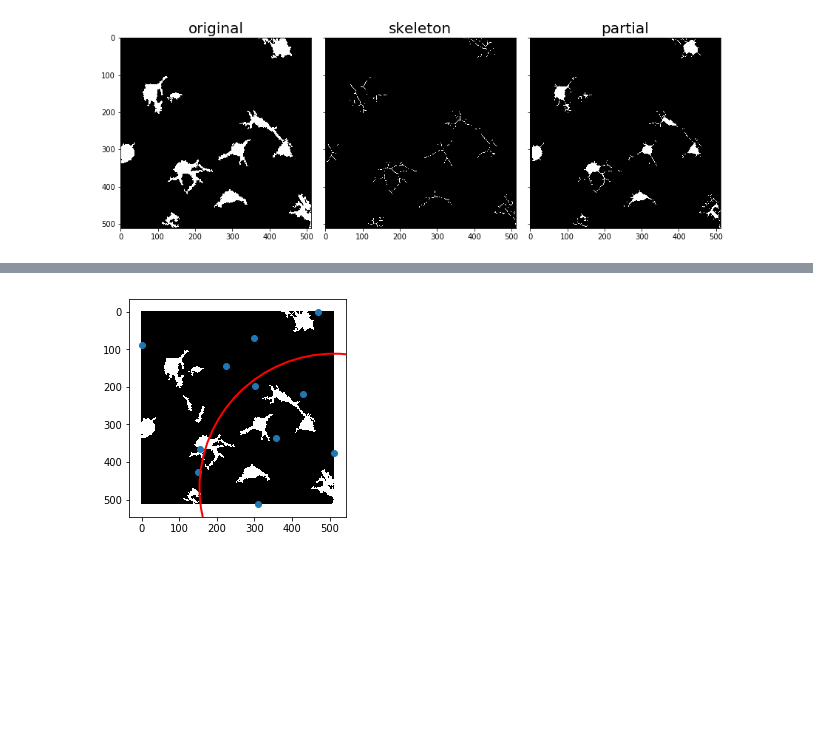
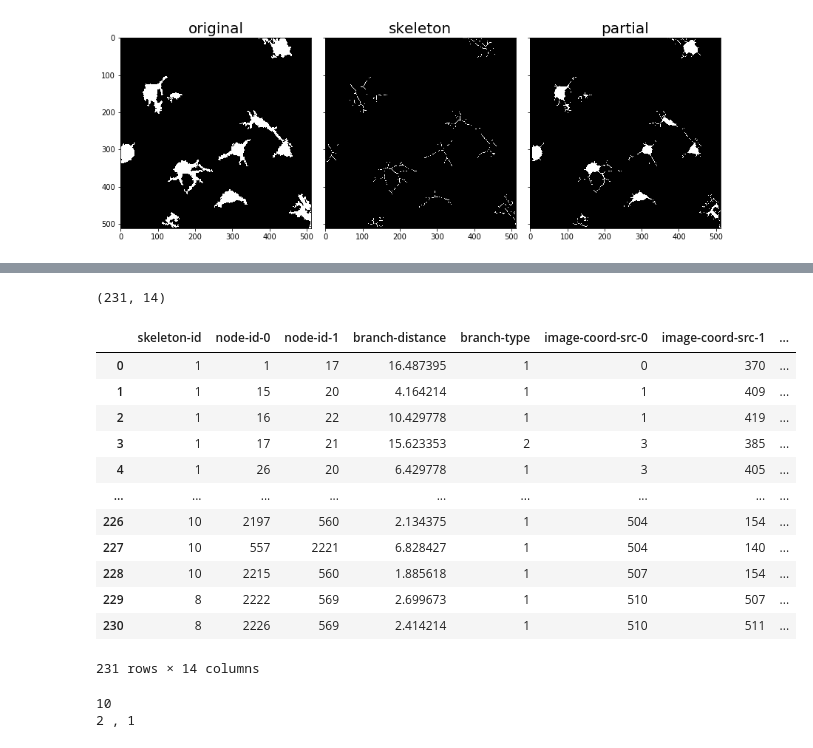
Before and after one commit to mimc7580/image_analysis, a Jupyter notebook: PNN_Feature_Extraction.ipynb, the cells around one changed output, grey strips where cells are left out. Saved outputs shown, nothing was run; the diff lists cells and outputs as text; code cells hidden in the pictures; blank space fills up the shorter version.

```diff
--- a/PNN_Feature_Extraction.ipynb
+++ b/PNN_Feature_Extraction.ipynb
@@ -175,10 +219,0 @@ print(blobs)
-# %%
-fig, axes = plt.subplots(ncols=1, figsize=(4, 4))
-ax[0] = plt.subplot(1, 1, 1)
-ax[0].imshow(PNN_clean, cmap=plt.cm.gray)
-ax[0].scatter(blobs[:,0],512-blobs[:,1])
-c = plt.Circle((blobs[0,0],blobs[1,0]),blobs[3,0], linewidth=2, color='r', fill=False)
-ax[0].add_patch(c)
-plt.show()
-# %% [output]
-[figure, removed]
@@ -186,0 +220,28 @@ blobs[:,2] = blobs[:,2]*sqrt(2)
+# %%
+from skan import csr
+from skan import summarize
+
+branch_data = csr.summarise(skeleton)
+print(branch_data.shape)
+branch_data
+# %% [output]
+(231, 14)
+|  | skeleton-id | node-id-0 | node-id-1 | branch-distance | branch-type | image-coord-src-0 | image-coord-src-1 | ... |
+| 0 | 1 | 1 | 17 | 16.487395 | 1 | 0 | 370 | ... |
+| 1 | 1 | 15 | 20 | 4.164214 | 1 | 1 | 409 | ... |
+| 2 | 1 | 16 | 22 | 10.429778 | 1 | 1 | 419 | ... |
+| 3 | 1 | 17 | 21 | 15.623353 | 2 | 3 | 385 | ... |
+| 4 | 1 | 26 | 20 | 6.429778 | 1 | 3 | 405 | ... |
+| ... | ... | ... | ... | ... | ... | ... | ... | ... |
+| 226 | 10 | 2197 | 560 | 2.134375 | 1 | 504 | 154 | ... |
+| 227 | 10 | 557 | 2221 | 6.828427 | 1 | 504 | 140 | ... |
+| 228 | 10 | 2215 | 560 | 1.885618 | 1 | 507 | 154 | ... |
+| 229 | 8 | 2222 | 569 | 2.699673 | 1 | 510 | 507 | ... |
+| 230 | 8 | 2226 | 569 | 2.414214 | 1 | 510 | 511 | ... |
+231 rows × 14 columns
+# %%
+print(branch_data["skeleton-id"].max())
+print(branch_data['branch-type'].max(), ",", branch_data['branch-type'].min())
+# %% [output]
+10
+2 , 1
```
Also changed, not shown: parts of 14 cells of this notebook.
